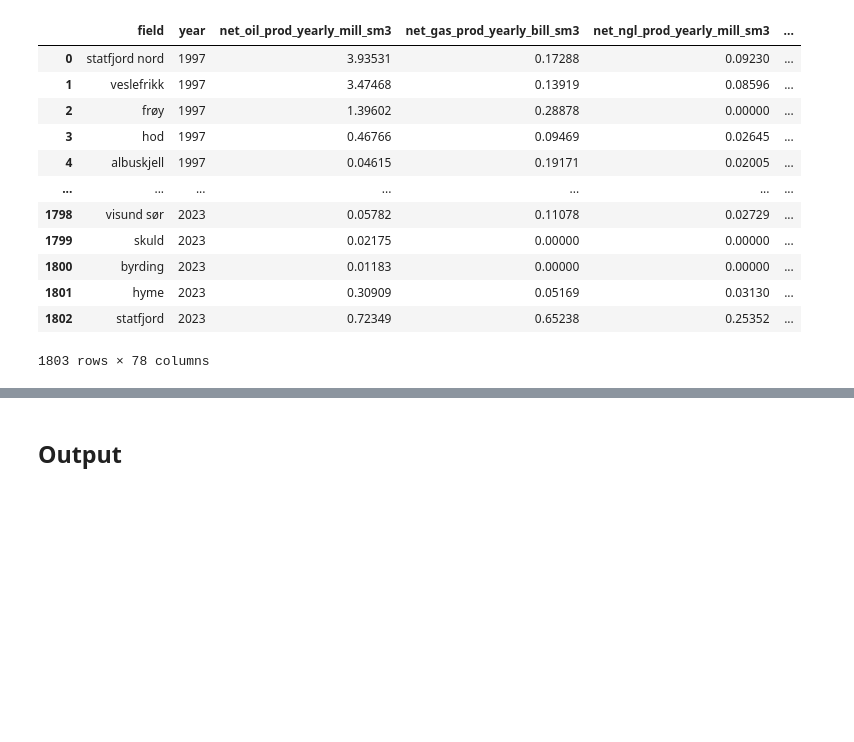
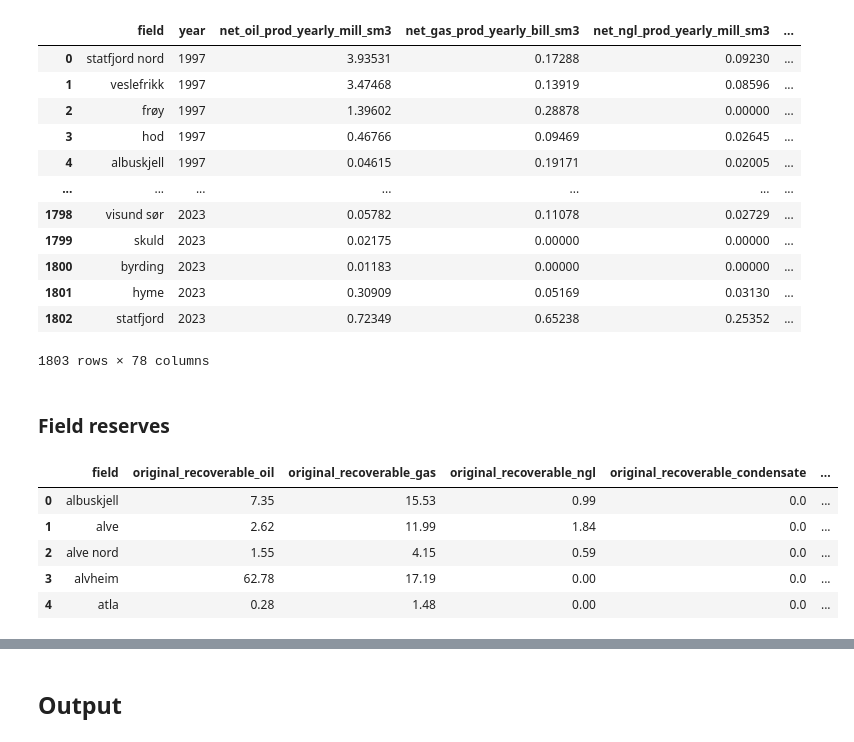
Before and after one commit to percw/Norwegian_oil_gas_decarbonization, a Jupyter notebook: notebooks/02_data_cleaning/02_production_and_emission_data_cleaning.ipynb, the cells around one changed output, grey strips where cells are left out. Drawn from its saved outputs; the diff is of its cells as text; code cells hidden in the pictures; blank space fills up the shorter version.

Commit message:
df now with reserves

```diff
--- a/notebooks/02_data_cleaning/02_production_and_emission_data_cleaning.ipynb
+++ b/notebooks/02_data_cleaning/02_production_and_emission_data_cleaning.ipynb
@@ -2314,0 +2268,23 @@ fields_prod_emissions_1997_2023_df = merged_dict_df.copy()
+# %% [markdown]
+### Field reserves
+# %%
+# Rename fldName to field, fldDateOffResEstDisplay to dt year showing year
+
+field_reserves_original_df = field_reserves_df.copy()
+field_reserves_df = field_reserves_df.rename(columns={'fldName': 'field', 'fldDateOffResEstDisplay': 'dt_year'})
+
+# Making fields lower case
+field_reserves_df['field'] = field_reserves_df['field'].str.lower()
+
+# Rename fldRecoverableOil, fldRecoverableGas, fldRecoverableNGL, fldRecoverableCondensate, fldRecoverableOE to original_recoverable_oil, original_recoverable_gas, original_recoverable_ngl, original_recoverable_condensate, original_recoverable_oe
+
+field_reserves_df = field_reserves_df.rename(columns={'fldRecoverableOil': 'original_recoverable_oil', 'fldRecoverableGas': 'original_recoverable_gas', 'fldRecoverableNGL': 'original_recoverable_ngl', 'fldRecoverableCondensate': 'original_recoverable_condensate', 'fldRecoverableOE': 'original_recoverable_oe'})
+
+field_reserves_df.head()
+# %% [output]
+|  | field | original_recoverable_oil | original_recoverable_gas | original_recoverable_ngl | original_recoverable_condensate | ... |
+| 0 | albuskjell | 7.35 | 15.53 | 0.99 | 0.0 | ... |
+| 1 | alve | 2.62 | 11.99 | 1.84 | 0.0 | ... |
+| 2 | alve nord | 1.55 | 4.15 | 0.59 | 0.0 | ... |
+| 3 | alvheim | 62.78 | 17.19 | 0.00 | 0.0 | ... |
+| 4 | atla | 0.28 | 1.48 | 0.00 | 0.0 | ... |
```
Also changed, not shown: parts of 12 cells of this notebook, 1 other file.
